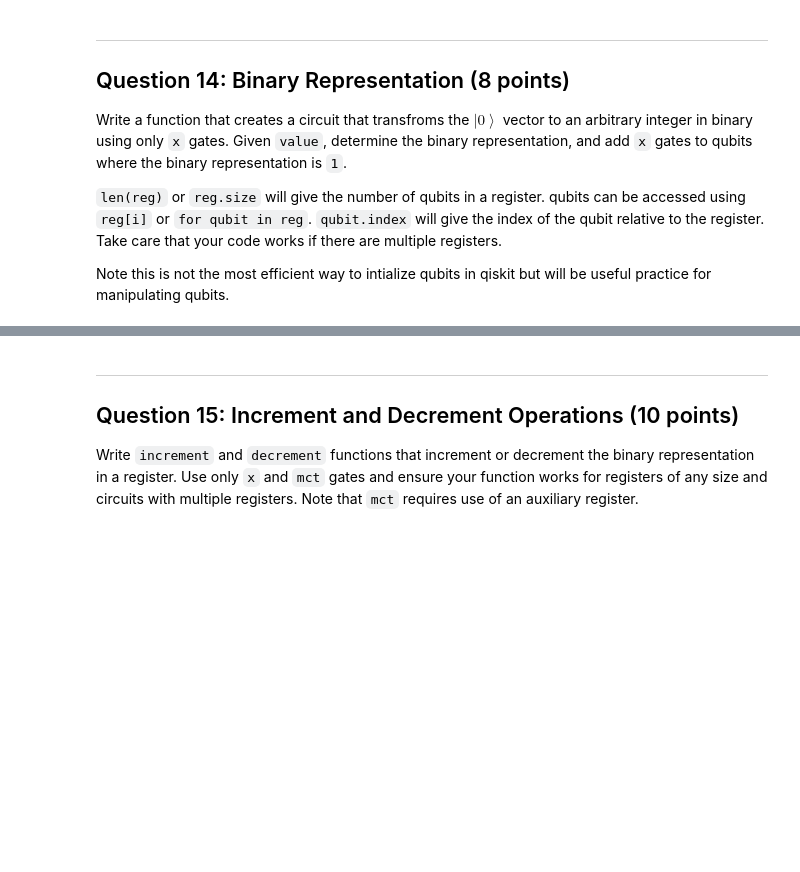
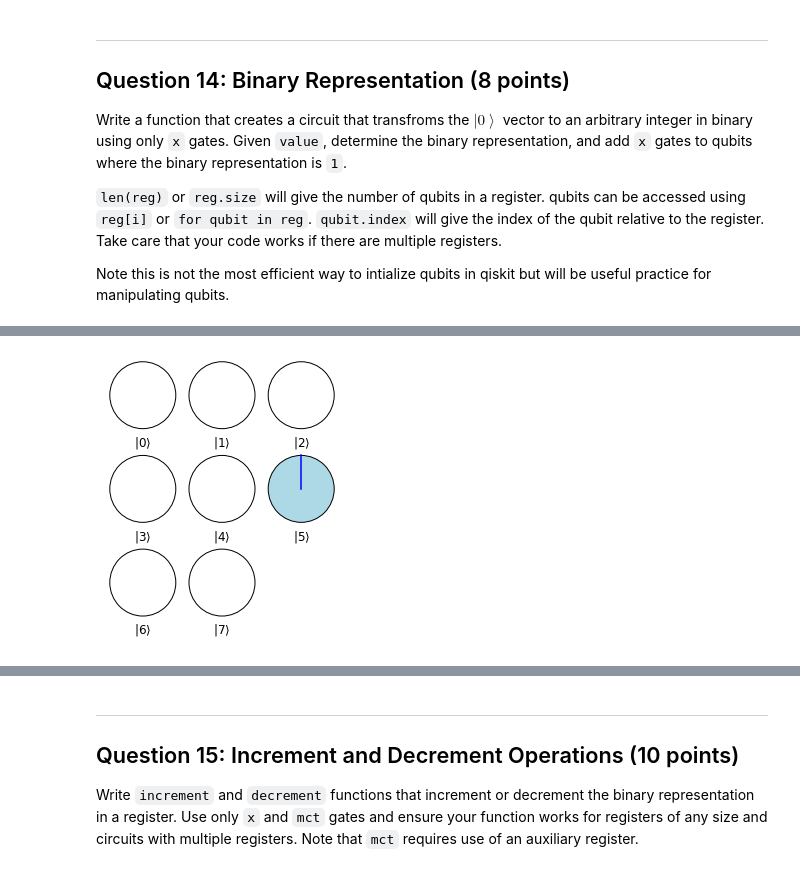
Before and after one commit to jiayuanx/quantum-computing, a Jupyter notebook: assignments/HW1-v1.ipynb, the cells around one changed output, grey strips where cells are left out. Saved outputs shown, nothing was run; the diff lists cells and outputs as text; code cells hidden in the pictures; blank space fills up the shorter version.

```diff
--- a/assignments/HW1-v1.ipynb
+++ b/assignments/HW1-v1.ipynb
@@ -731,4 +753,9 @@ def set_integer(qc, value, reg=None):
 # %%
 # Create a 3 qubit circuit representing the value 5, execute the experiment, and print cirlcle notation
+qc = QuantumCircuit()
+sv = set_integer(qc, 5)
+circle_notation(sv)
+# %% [output]
+[figure, added]
 # %%
 # Create a 4 qubit circuit representing the value 11, execute the experiment, and print cirlcle notation
```
Also changed, not shown: parts of 9 cells of this notebook, 1 other file.
